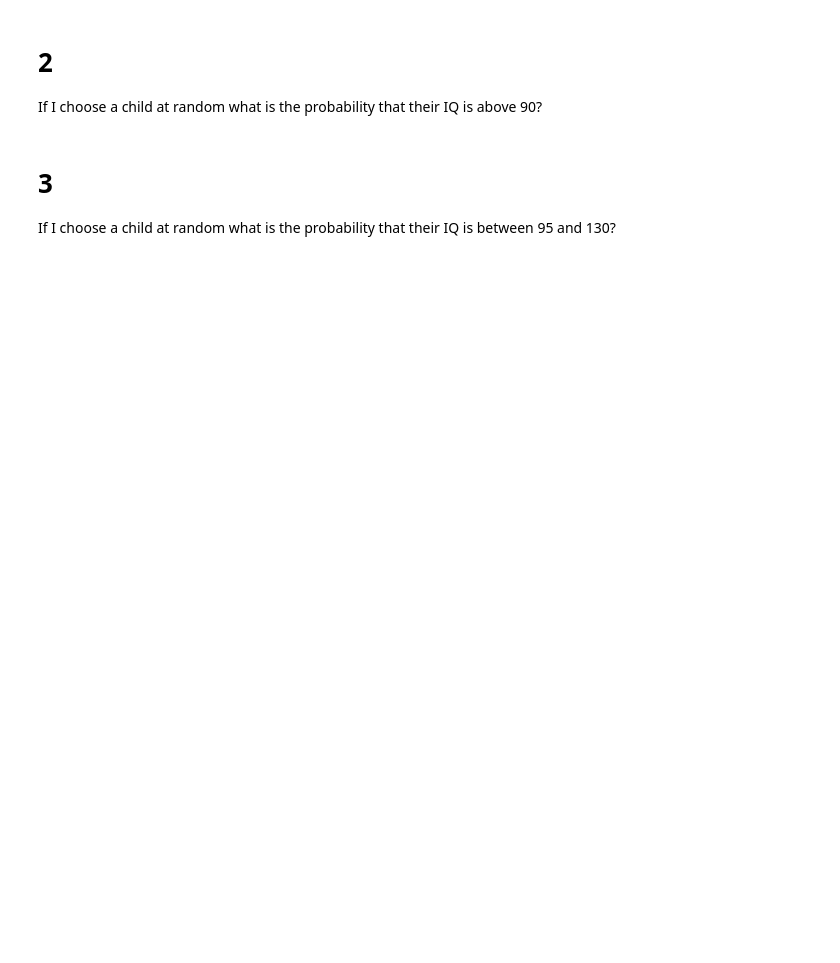
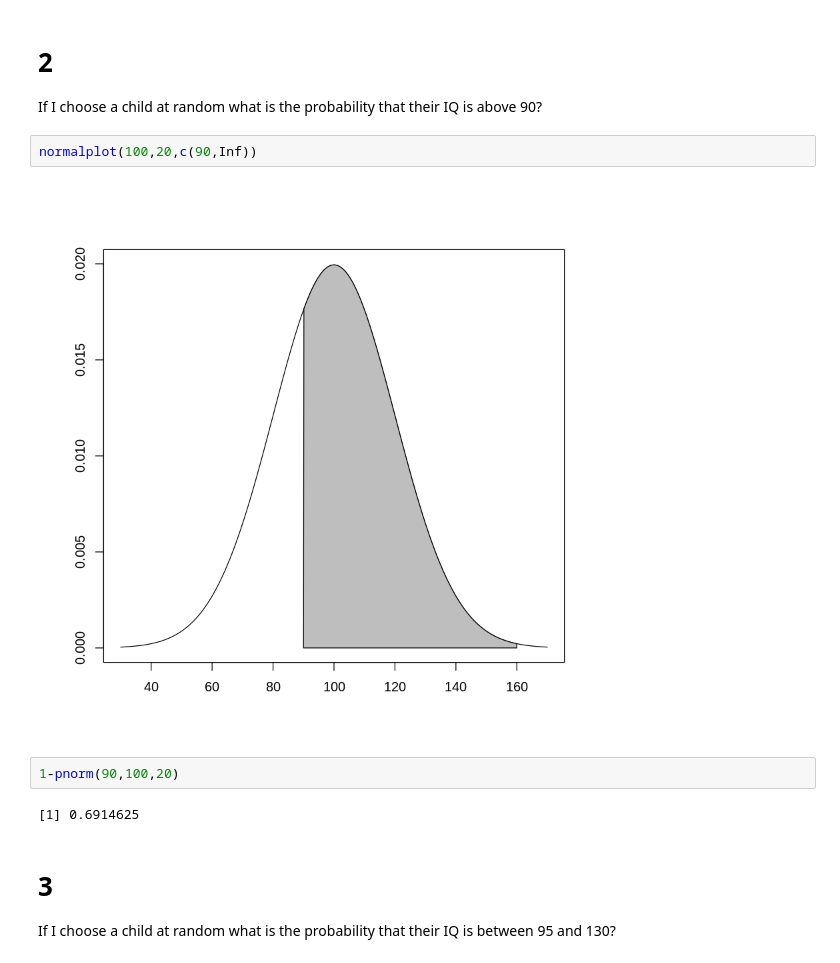
Before and after one commit to jana-archibald/1770-summer-2019, a Jupyter notebook: Tutorial6_NormalDistibution/Tutorial6Questions.ipynb, the cells around one changed output. Drawn from its saved outputs; the diff is of its cells as text; blank space fills up the shorter version.

```diff
--- a/Tutorial6_NormalDistibution/Tutorial6Questions.ipynb
+++ b/Tutorial6_NormalDistibution/Tutorial6Questions.ipynb
@@ -31,6 +39,14 @@ If I choose a child at random what is the probability that their IQ is more than
 # 2
 
 If I choose a child at random what is the probability that their IQ is above 90?
+# %%
+normalplot(100,20,c(90,Inf))
+# %% [output]
+[figure, added]
+# %%
+1-pnorm(90,100,20)
+# %% [output]
+[1] 0.6914625
 # %% [markdown]
 # 3
 
```
Also changed, not shown: parts of 15 cells of this notebook.
